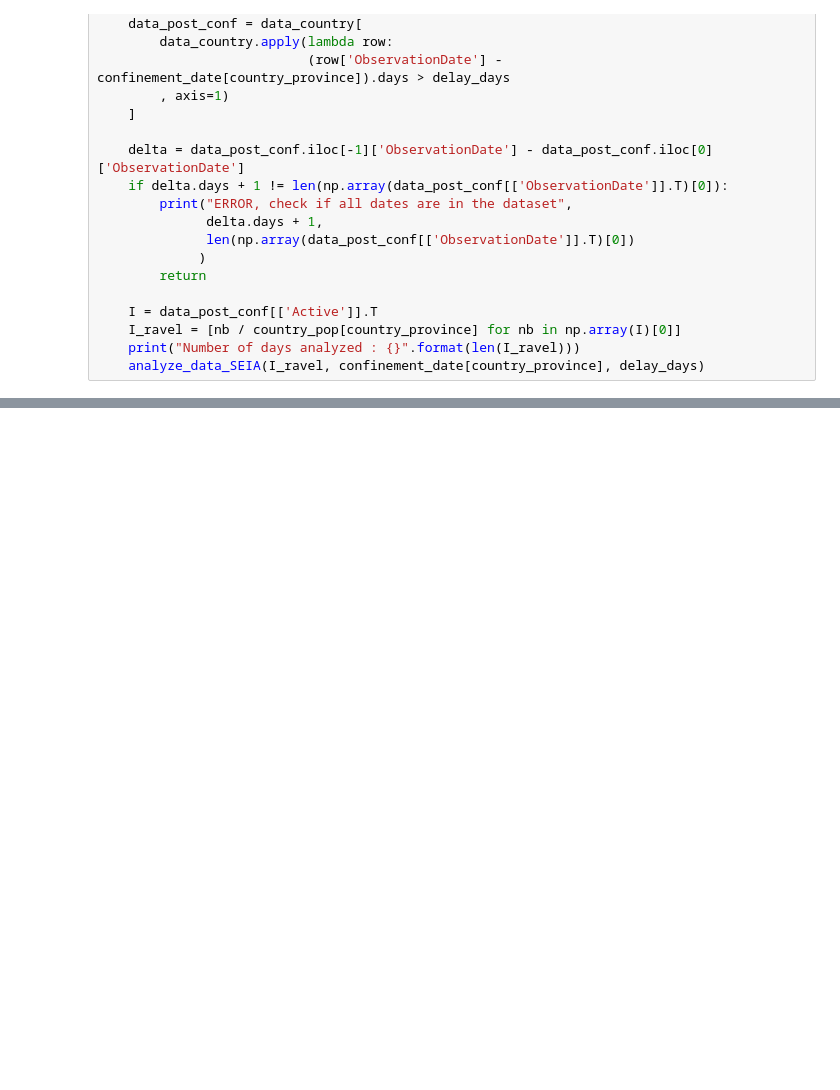
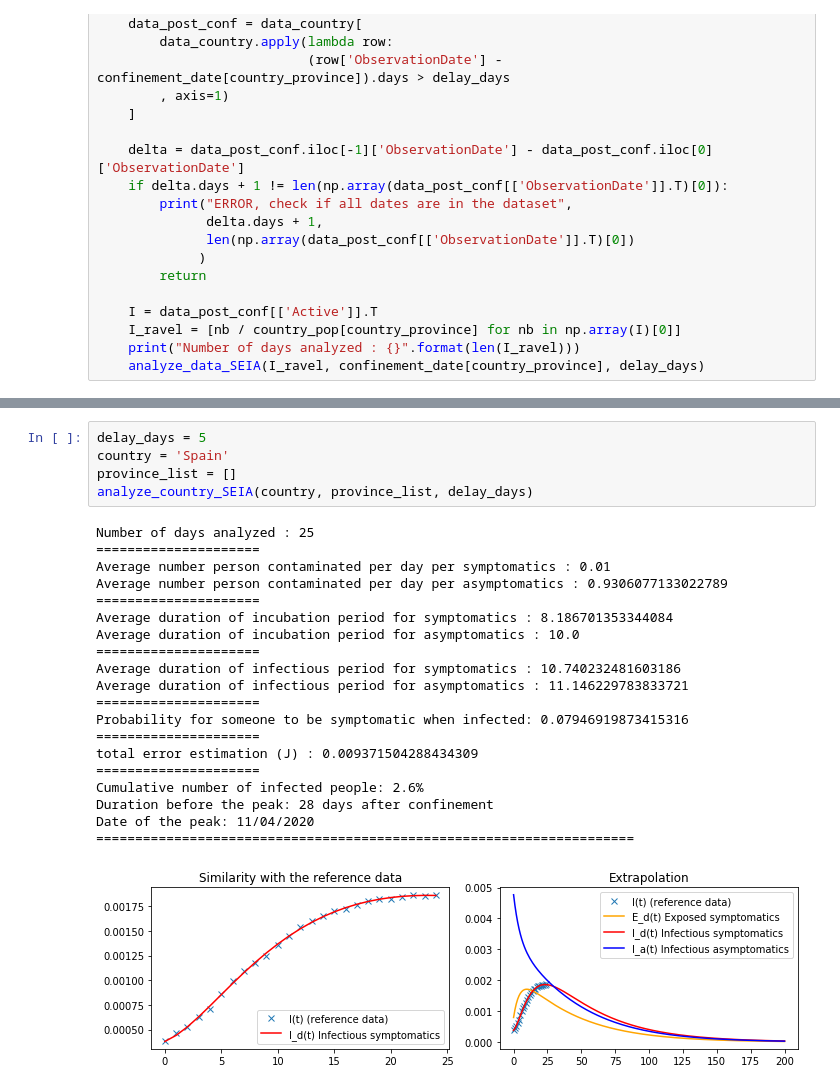
Before and after one commit to VirgileF/corona_models, a Jupyter notebook: Corona_analysis_G.ipynb, the cells around one changed output, grey strips where cells are left out. Drawn from its saved outputs; the diff is of its cells as text; blank space fills up the shorter version.

```diff
--- a/Corona_analysis_G.ipynb
+++ b/Corona_analysis_G.ipynb
@@ -497,0 +552,26 @@ def analyze_country_SEIA(country, province_list=[], delay_days=10):
+# %%
+delay_days = 5
+country = 'Spain'
+province_list = []
+analyze_country_SEIA(country, province_list, delay_days)
+# %% [output]
+Number of days analyzed : 25
+=====================
+Average number person contaminated per day per symptomatics : 0.01
+Average number person contaminated per day per asymptomatics : 0.9306077133022789
+=====================
+Average duration of incubation period for symptomatics : 8.186701353344084
+Average duration of incubation period for asymptomatics : 10.0
+=====================
+Average duration of infectious period for symptomatics : 10.740232481603186
+Average duration of infectious period for asymptomatics : 11.146229783833721
+=====================
+Probability for someone to be symptomatic when infected: 0.07946919873415316
+=====================
+total error estimation (J) : 0.009371504288434309
+=====================
+Cumulative number of infected people: 2.6%
+Duration before the peak: 28 days after confinement
+Date of the peak: 11/04/2020
+=====================================================================
+[figure, added]
```
Also changed, not shown: parts of 7 cells of this notebook, 1 other file.
